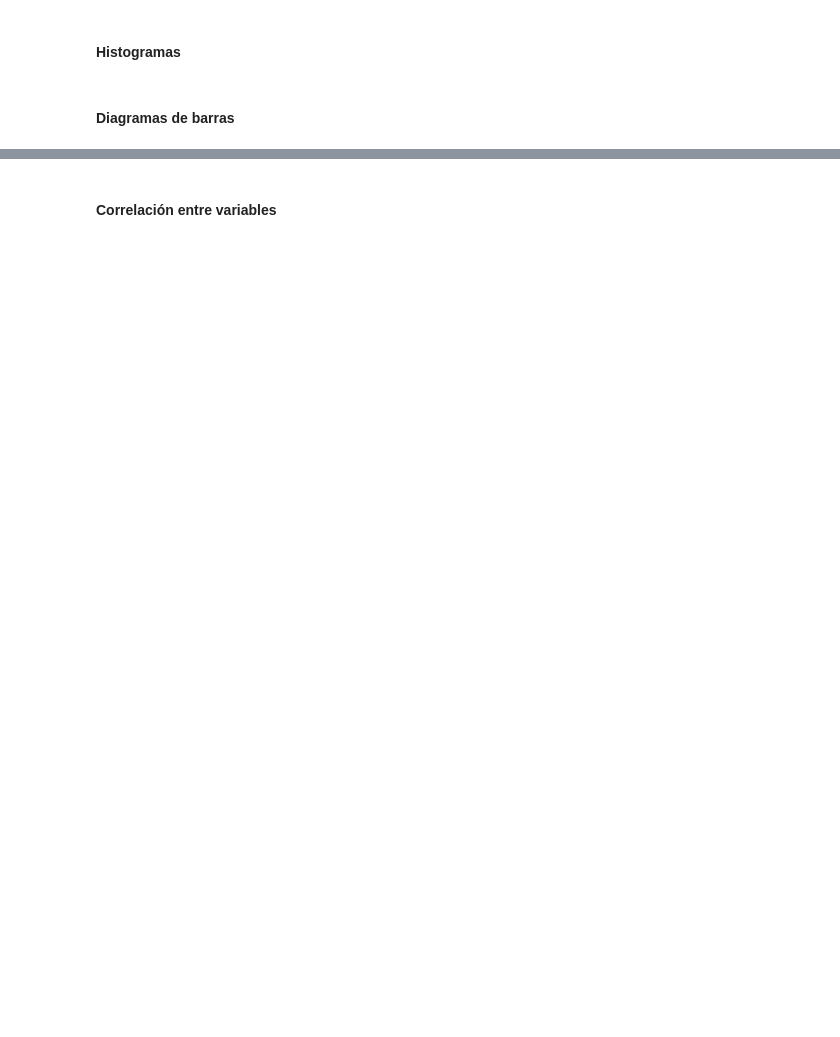
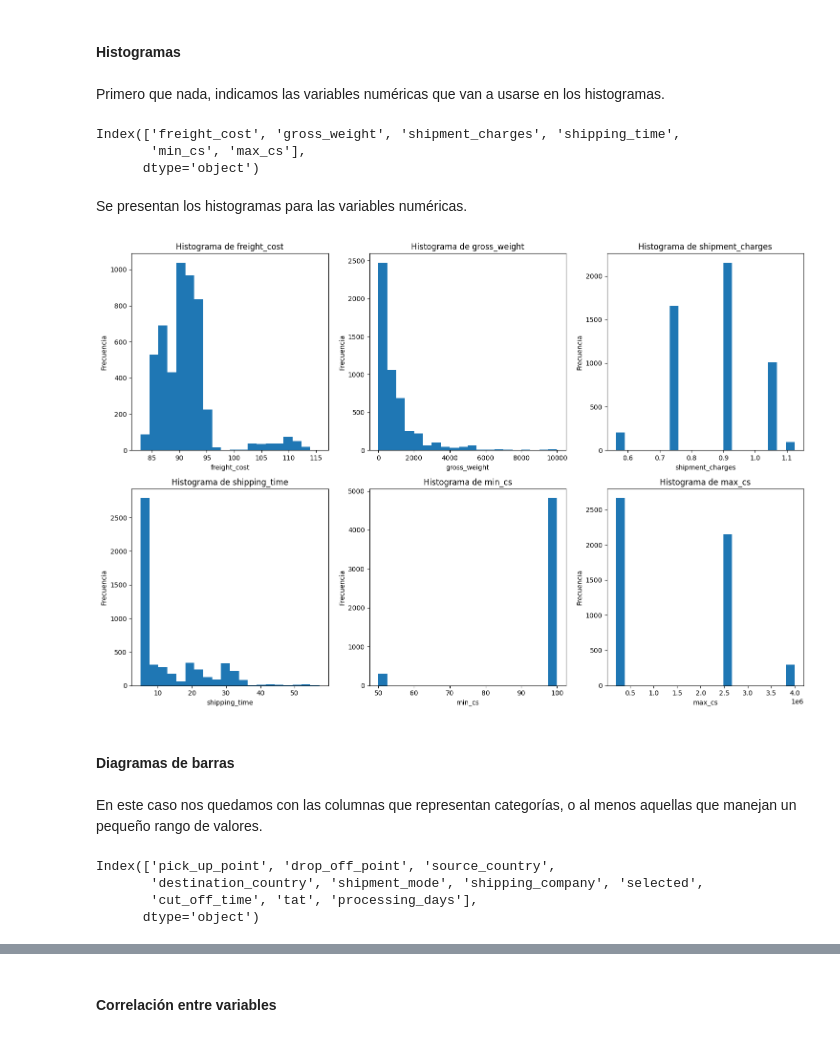
Before and after one commit to dtote/shipping-optimization-challenge, a Jupyter notebook: svr.ipynb, the cells around one changed output, grey strips where cells are left out. Saved outputs shown, nothing was run; the diff lists cells and outputs as text; code cells hidden in the pictures; blank space fills up the shorter version.

```diff
--- a/svr.ipynb
+++ b/svr.ipynb
@@ -359,0 +415,14 @@ El resto de variables que toman de de 2 a 3 valores distintos habría que analiz
+# %%
+# Elimino espacios en blanco
+train['max_cs'] = train['max_cs'].str.strip()
+test['max_cs'] = test['max_cs'].str.strip()
+# Elimino las comas
+train['max_cs'] = train['max_cs'].str.replace(',','')
+test['max_cs'] = test['max_cs'].str.replace(',','')
+# Lo convierto a entero
+train['max_cs'] = train['max_cs'].astype('int64')
+test['max_cs'] = test['max_cs'].astype('int64')
+
+
+print(train['max_cs'].value_counts())
+print(test['max_cs'].value_counts())
@@ -360,4 +440,45 @@ El resto de variables que toman de de 2 a 3 valores distintos habría que analiz
 # %% [markdown]
 #### Histogramas
+# %% [markdown]
+Primero que nada, indicamos las variables numéricas que van a usarse en los histogramas.
+# %%
+numeric_columns = train.select_dtypes(include=['number']).columns
+print(numeric_columns)
+# %% [output]
+Index(['freight_cost', 'gross_weight', 'shipment_charges', 'shipping_time',
+       'min_cs', 'max_cs'],
+      dtype='object')
+# %% [markdown]
+Se presentan los histogramas para las variables numéricas.
+# %%
+num_cols = 3
+num_rows = -(-len(numeric_columns) // num_cols) # Numero de filas, usando la division entera hacia arriba
+
+fig, axes = plt.subplots(num_rows, num_cols, figsize=(15, num_rows * 5))
+axes = axes.flatten()
+
+for i, column in enumerate(numeric_columns):
+    axes[i].hist(train[column], bins=20)
+    axes[i].set_title(f'Histograma de {column}')
+    axes[i].set_xlabel(column)
+    axes[i].set_ylabel('Frecuencia')
+
+for j in range(i + 1, len(axes)):
+    fig.delaxes(axes[j])
+
+plt.tight_layout()
+plt.show()
+# %% [output]
+[figure, added]
 # %% [markdown]
 #### Diagramas de barras
+# %% [markdown]
+En este caso nos quedamos con las columnas que representan categorías, o al menos aquellas que manejan un pequeño rango de valores.
+# %%
+categorical_columns = train.select_dtypes(include=['object']).columns
+print(categorical_columns)
+# %% [output]
+Index(['pick_up_point', 'drop_off_point', 'source_country',
+       'destination_country', 'shipment_mode', 'shipping_company', 'selected',
+       'cut_off_time', 'tat', 'processing_days'],
+      dtype='object')
```
Also changed, not shown: parts of 46 cells of this notebook.
